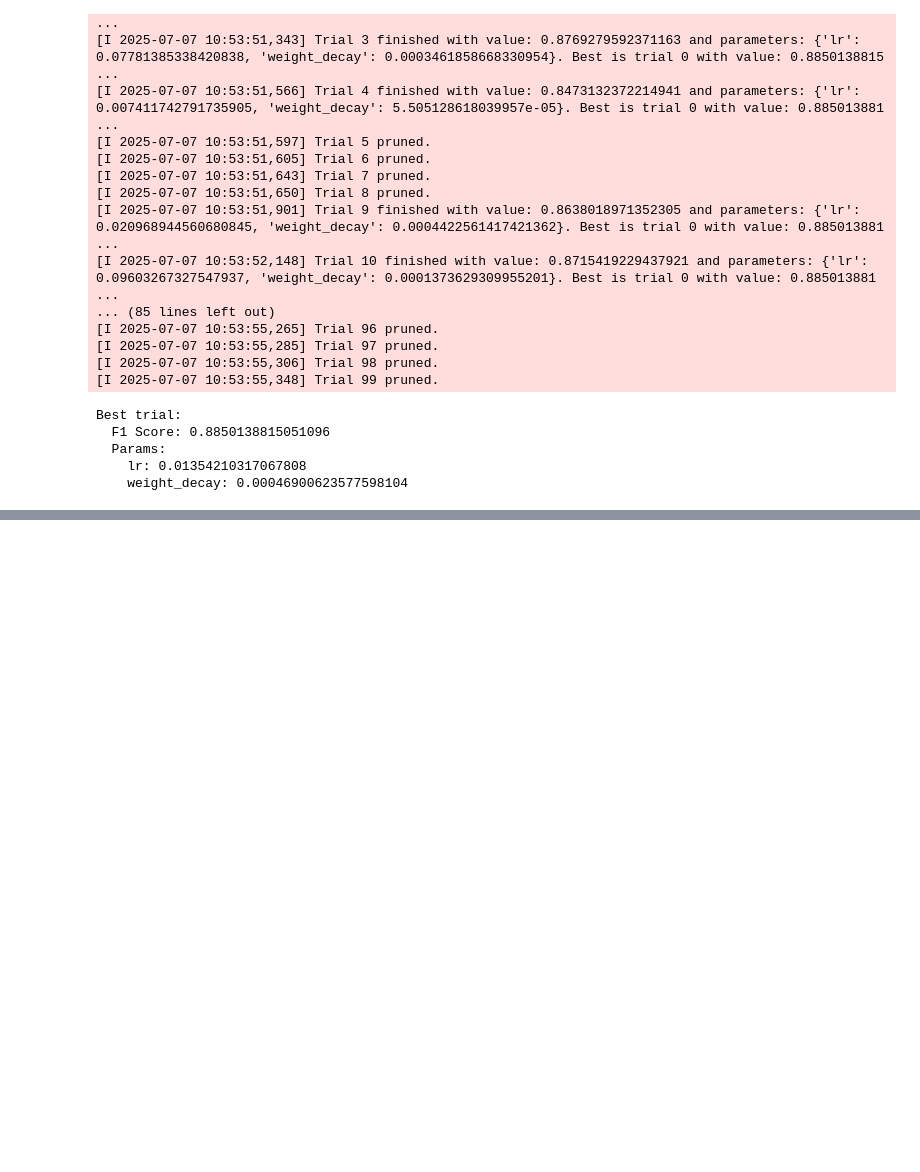
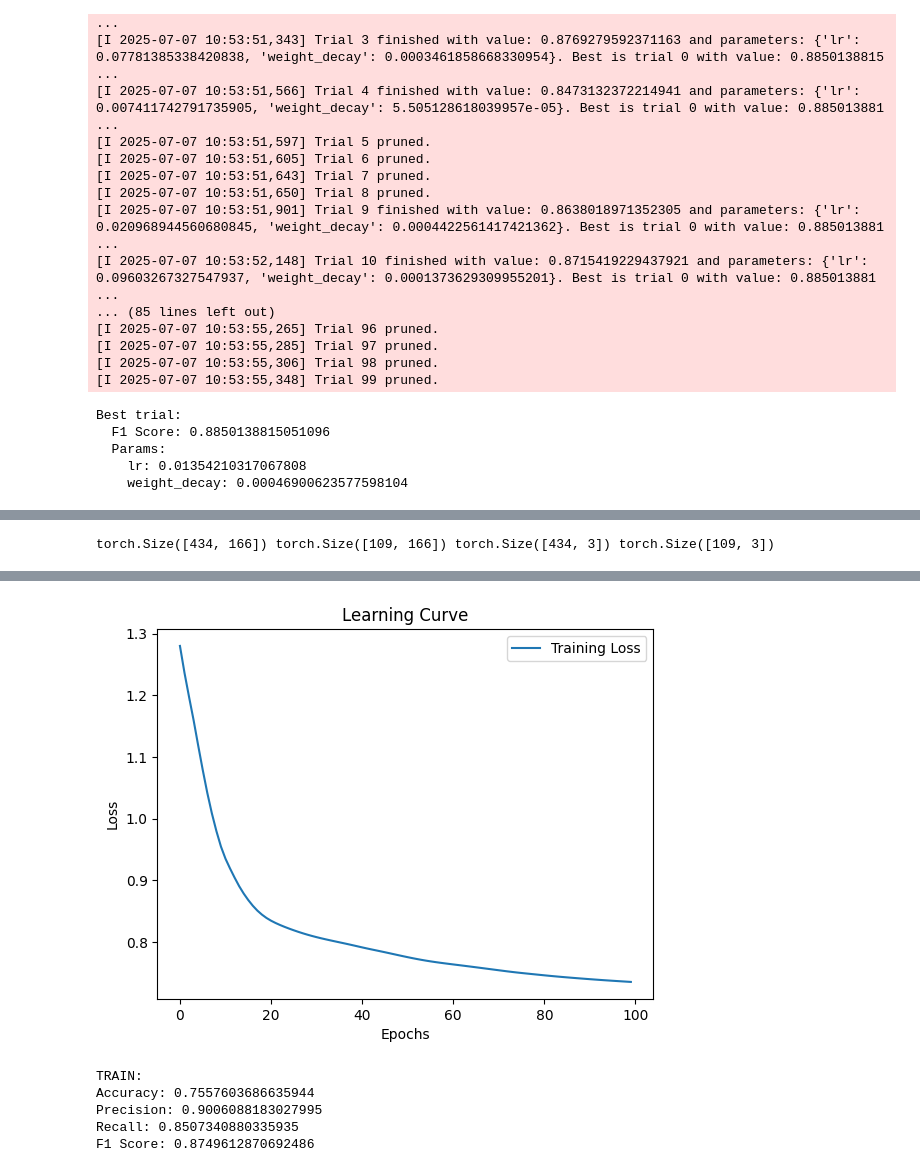
Before and after one commit to Aquila69420/adni-ml, a Jupyter notebook: classification.ipynb, the cells around one changed output, grey strips where cells are left out. Drawn from its saved outputs; the diff is of its cells as text; code cells hidden in the pictures; blank space fills up the shorter version.

```diff
--- a/classification.ipynb
+++ b/classification.ipynb
@@ -832,0 +900,46 @@ Best trial:
+# %%
+
+y = df.filter(['A+', 'T+', 'N+'])
+
+X_train, X_test, y_train, y_test = train_test_split(X, y, train_size=0.8, random_state=40)
+
+scaler = StandardScaler()
+X_train = scaler.fit_transform(X_train)
+X_test = scaler.transform(X_test)
+
+# Convert to PyTorch tensors
+X_train = torch.tensor(X_train, dtype=torch.float32).to(device)
+X_test = torch.tensor(X_test, dtype=torch.float32).to(device)
+y_train = torch.tensor(y_train.values, dtype=torch.float32).to(device)
+y_test = torch.tensor(y_test.values, dtype=torch.float32).to(device)
+
+print(X_train.shape, X_test.shape, y_train.shape, y_test.shape)
+# %% [output]
+torch.Size([434, 166]) torch.Size([109, 166]) torch.Size([434, 3]) torch.Size([109, 3])
+# %%
+model = MultitaskSVM(X_train, y_train, kernel=gpytorch.kernels.RBFKernel()).to(device)
+
+bhl = torchmetrics.classification.BinaryHingeLoss(squared=True).to(device)
+
+optimizer = torch.optim.AdamW(model.parameters(), lr=0.01, weight_decay=1e-4)
+
+train_losses = []
+
+epochs = 100
+for epoch in range(1, epochs + 1):
+    model.train()
+    optimizer.zero_grad()
+    output = model(X_train)
+    loss = bhl(output, y_train)
+    loss.backward()
+    train_losses.append(loss.item())
+    optimizer.step()
+    print(f'Epoch [{epoch}/{epochs}], Loss: {loss.item():.4f}')
+
+plt.plot(train_losses, label='Training Loss')
+plt.xlabel('Epochs')
+plt.ylabel('Loss')
+plt.title('Learning Curve')
+plt.legend()
+plt.show()
+# %% [output]
@@ -832,0 +963,19 @@ Best trial:
+[figure, added]
+# %%
+model.eval()
+with torch.no_grad():
+    y_pred = model(X_train)
+    y_pred = (y_pred > 0.5).float()  # Convert probabilities to binary predictions
+    y_pred_np = y_pred.cpu().numpy()
+    y_train_np = y_train.cpu().numpy()
+    print("TRAIN:")
+    print("Accuracy:", accuracy_score(y_train_np, y_pred_np))
+    print("Precision:", precision_score(y_train_np, y_pred_np, average = 'macro'))
+    print("Recall:", recall_score(y_train_np, y_pred_np, average = 'macro'))
+    print("F1 Score:", 2 * (precision_score(y_train_np, y_pred_np, average = 'macro') * recall_score(y_train_np, y_pred_np, average = 'macro')) / (precision_score(y_train_np, y_pred_np, average = 'macro') + recall_score(y_train_np, y_pred_np, average = 'macro')))
+# %% [output]
+TRAIN:
+Accuracy: 0.7557603686635944
+Precision: 0.9006088183027995
+Recall: 0.8507340880335935
+F1 Score: 0.8749612870692486
```
Also changed, not shown: parts of 13 cells of this notebook, 4 other files.
